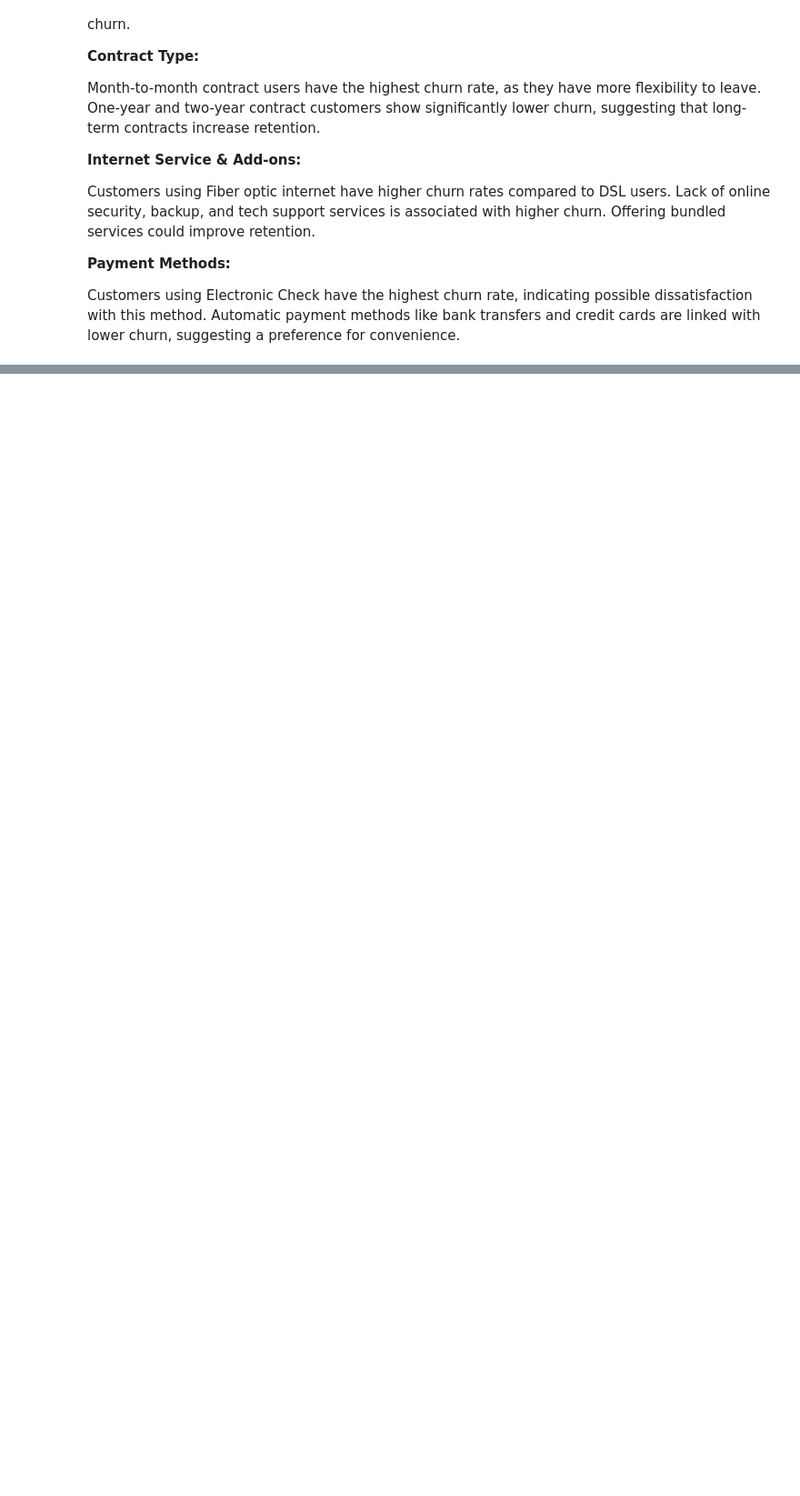
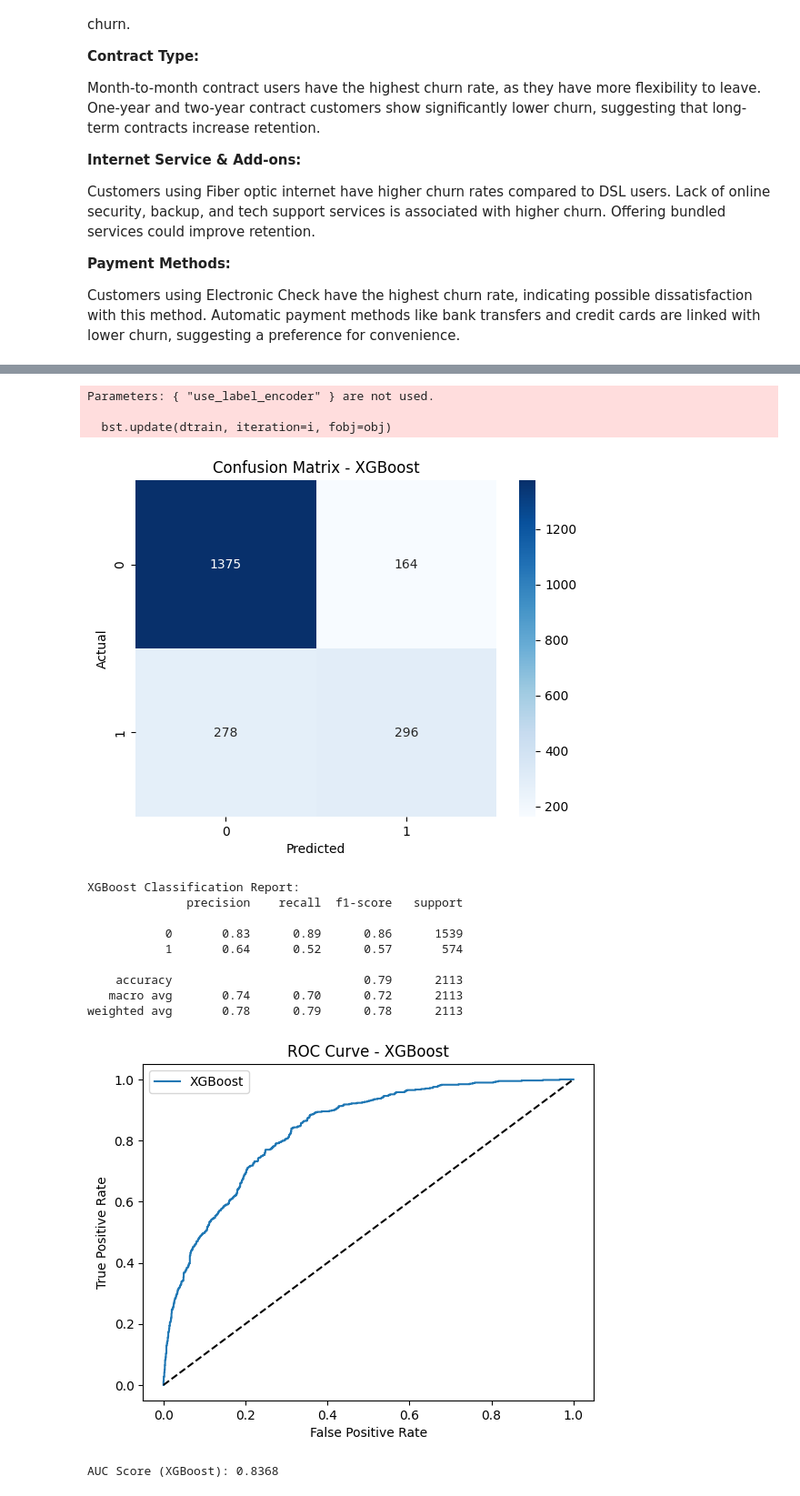
Before and after one commit to kinjalraval2225/Master_project, a Jupyter notebook: Telco_Chrun.ipynb, the cells around one changed output, grey strips where cells are left out. Shown at 91% size. Cells and saved outputs as stored; diff of their text form; code cells hidden in the pictures; blank space fills up the shorter version.

```diff
--- a/Telco_Chrun.ipynb
+++ b/Telco_Chrun.ipynb
@@ -372,0 +511,51 @@ Customers using Electronic Check have the highest churn rate, indicating possibl
+# %%
+from xgboost import XGBClassifier
+
+# Train XGBoost on SMOTE-resampled data
+xgb_model = XGBClassifier(use_label_encoder=False, eval_metric='logloss', random_state=42)
+xgb_model.fit(X_train, y_train)
+
+# Predict on test data
+y_pred_xgb = xgb_model.predict(X_test)
+
+# Confusion Matrix
+conf_matrix = confusion_matrix(y_test, y_pred_xgb)
+sns.heatmap(conf_matrix, annot=True, fmt='d', cmap='Blues')
+plt.title('Confusion Matrix - XGBoost')
+plt.xlabel('Predicted')
+plt.ylabel('Actual')
+plt.show()
+
+# Classification Report
+print("XGBoost Classification Report:")
+print(classification_report(y_test, y_pred_xgb))
+
+# ROC Curve
+y_prob_xgb = xgb_model.predict_proba(X_test)[:, 1]
+fpr, tpr, _ = roc_curve(y_test, y_prob_xgb)
+plt.plot(fpr, tpr, label='XGBoost')
+plt.plot([0, 1], [0, 1], 'k--')
+plt.xlabel('False Positive Rate')
+plt.ylabel('True Positive Rate')
+plt.title('ROC Curve - XGBoost')
+plt.legend()
+plt.show()
+
+# AUC Score
+print(f"AUC Score (XGBoost): {roc_auc_score(y_test, y_prob_xgb):.4f}")
+# %% [output]
+Parameters: { "use_label_encoder" } are not used.
+
+  bst.update(dtrain, iteration=i, fobj=obj)
+[figure, added]
+XGBoost Classification Report:
+              precision    recall  f1-score   support
+
+           0       0.83      0.89      0.86      1539
+           1       0.64      0.52      0.57       574
+
+    accuracy                           0.79      2113
+   macro avg       0.74      0.70      0.72      2113
+weighted avg       0.78      0.79      0.78      2113
+[figure, added]
+AUC Score (XGBoost): 0.8368
```
Also changed, not shown: parts of 15 cells of this notebook.
